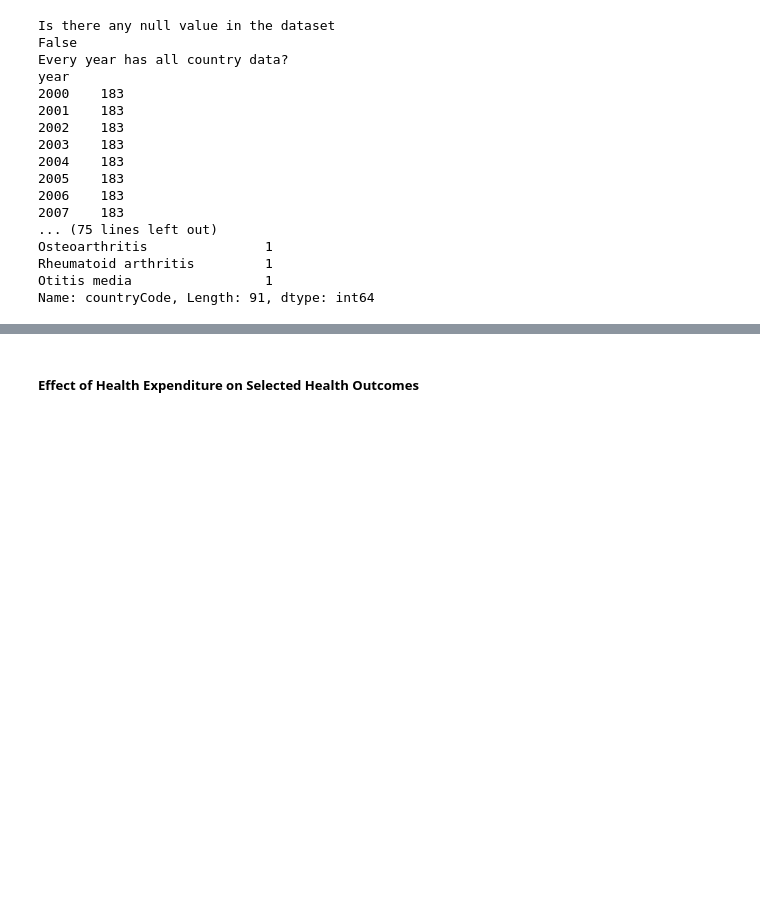
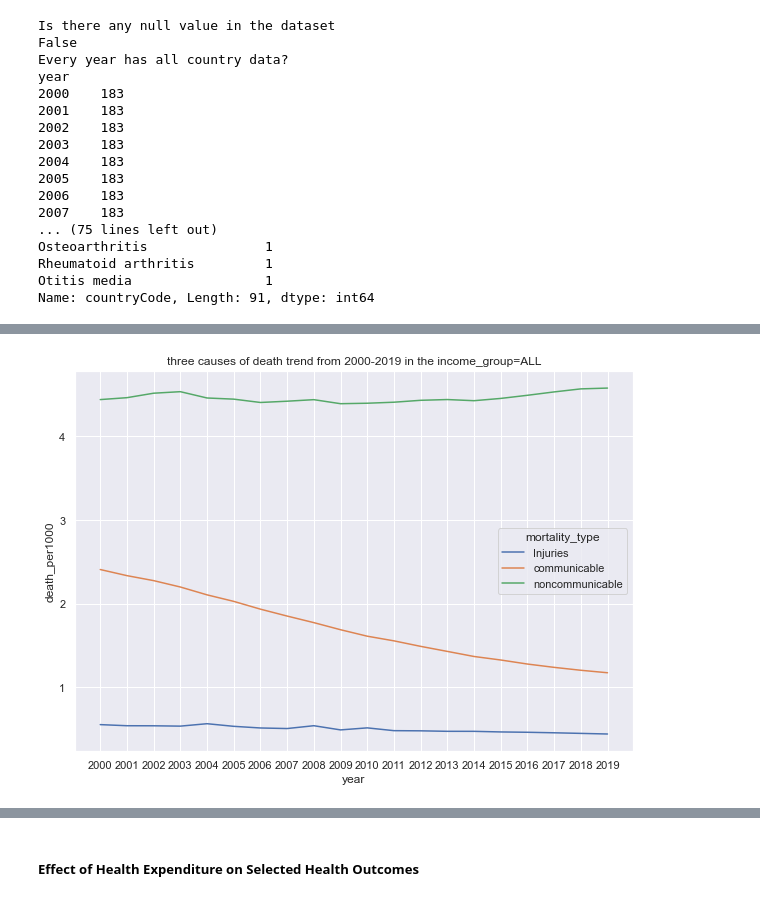
Before and after one commit to ABELAAAZ/2022Spring_Finals, a Jupyter notebook: analysis_visualization.ipynb, the cells around one changed output, grey strips where cells are left out. Drawn from its saved outputs; the diff is of its cells as text; code cells hidden in the pictures; blank space fills up the shorter version.

```diff
--- a/analysis_visualization.ipynb
+++ b/analysis_visualization.ipynb
@@ -506,0 +90,4 @@ plt.show()
+# %%
+deathtypetrend=functions.deathtypetrend(global_data_1)
+# %% [output]
+[figure, added]
```
Also changed, not shown: parts of 52 cells of this notebook, 1 other file.
